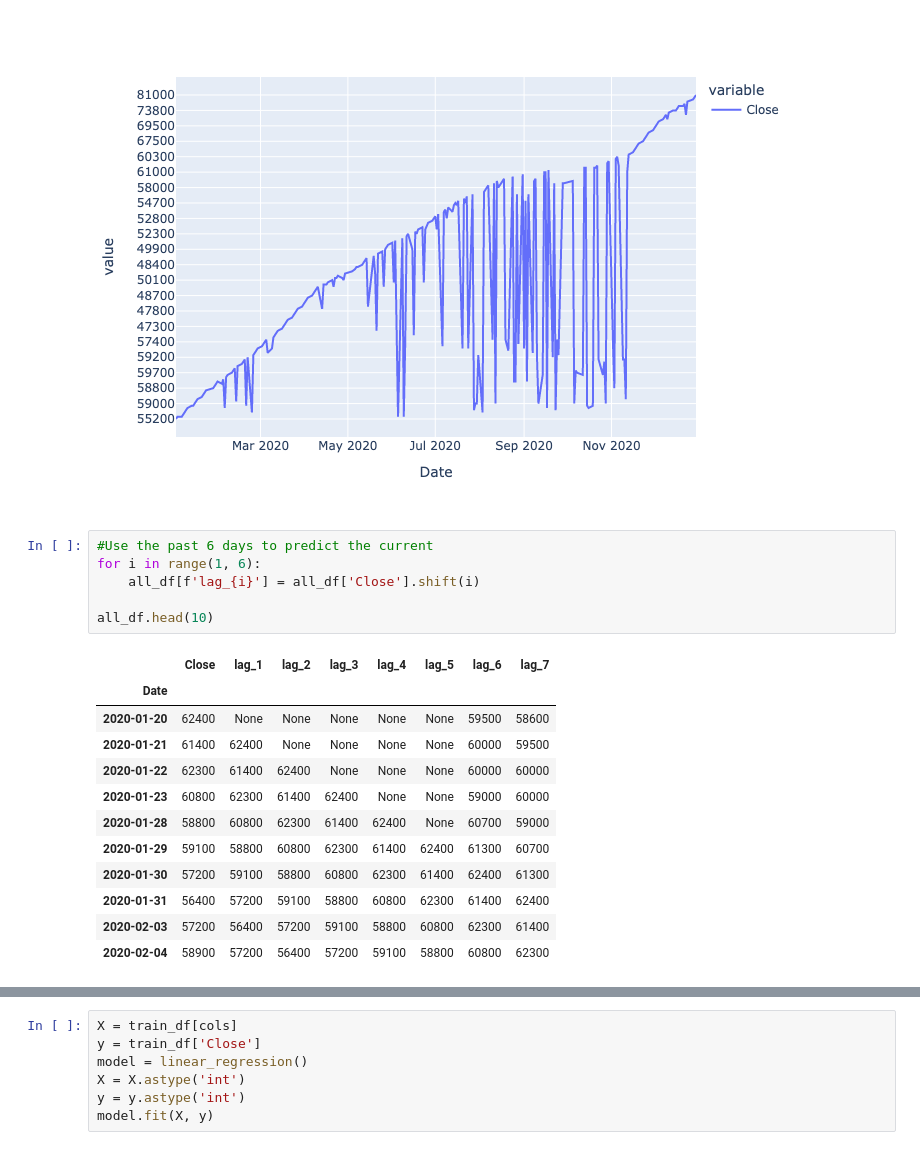
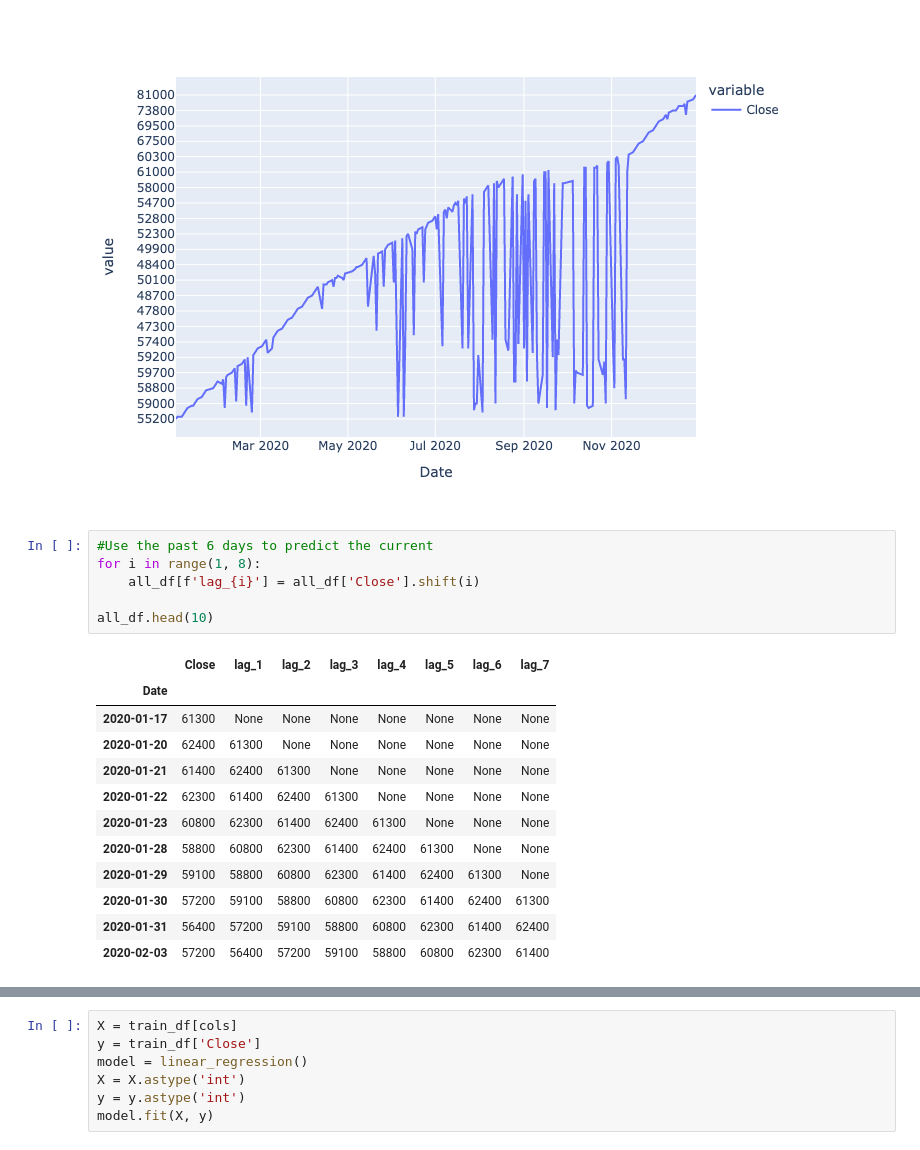
Before and after one commit to hl122/INDE577final, a Jupyter notebook: Supervised learning/Linear Regression/Linear Regression.ipynb, the cells around one changed output, grey strips where cells are left out. Saved outputs shown, nothing was run; the diff lists cells and outputs as text.

```diff
--- a/Supervised learning/Linear Regression/Linear Regression.ipynb
+++ b/Supervised learning/Linear Regression/Linear Regression.ipynb
@@ -155,23 +155,23 @@ fig.show("png")
 [figure]
 # %%
 #Use the past 6 days to predict the current
-for i in range(1, 6):
+for i in range(1, 8):
     all_df[f'lag_{i}'] = all_df['Close'].shift(i)
 
 all_df.head(10)
 # %% [output]
 |  | Close | lag_1 | lag_2 | lag_3 | lag_4 | lag_5 | lag_6 | lag_7 |
 | Date |  |  |  |  |  |  |  |  |
-| 2020-01-20 | 62400 | None | None | None | None | None | 59500 | 58600 |
-| 2020-01-21 | 61400 | 62400 | None | None | None | None | 60000 | 59500 |
-| 2020-01-22 | 62300 | 61400 | 62400 | None | None | None | 60000 | 60000 |
-| 2020-01-23 | 60800 | 62300 | 61400 | 62400 | None | None | 59000 | 60000 |
-| 2020-01-28 | 58800 | 60800 | 62300 | 61400 | 62400 | None | 60700 | 59000 |
-| 2020-01-29 | 59100 | 58800 | 60800 | 62300 | 61400 | 62400 | 61300 | 60700 |
+| 2020-01-17 | 61300 | None | None | None | None | None | None | None |
+| 2020-01-20 | 62400 | 61300 | None | None | None | None | None | None |
+| 2020-01-21 | 61400 | 62400 | 61300 | None | None | None | None | None |
+| 2020-01-22 | 62300 | 61400 | 62400 | 61300 | None | None | None | None |
+| 2020-01-23 | 60800 | 62300 | 61400 | 62400 | 61300 | None | None | None |
+| 2020-01-28 | 58800 | 60800 | 62300 | 61400 | 62400 | 61300 | None | None |
+| 2020-01-29 | 59100 | 58800 | 60800 | 62300 | 61400 | 62400 | 61300 | None |
 | 2020-01-30 | 57200 | 59100 | 58800 | 60800 | 62300 | 61400 | 62400 | 61300 |
 | 2020-01-31 | 56400 | 57200 | 59100 | 58800 | 60800 | 62300 | 61400 | 62400 |
 | 2020-02-03 | 57200 | 56400 | 57200 | 59100 | 58800 | 60800 | 62300 | 61400 |
-| 2020-02-04 | 58900 | 57200 | 56400 | 57200 | 59100 | 58800 | 60800 | 62300 |
 # %%
 all_df.dropna(inplace=True)
 cols = [f'lag_{i}' for i in range(1, 8)]
```
Also changed, not shown: parts of 5 cells of this notebook, 5 other files.
